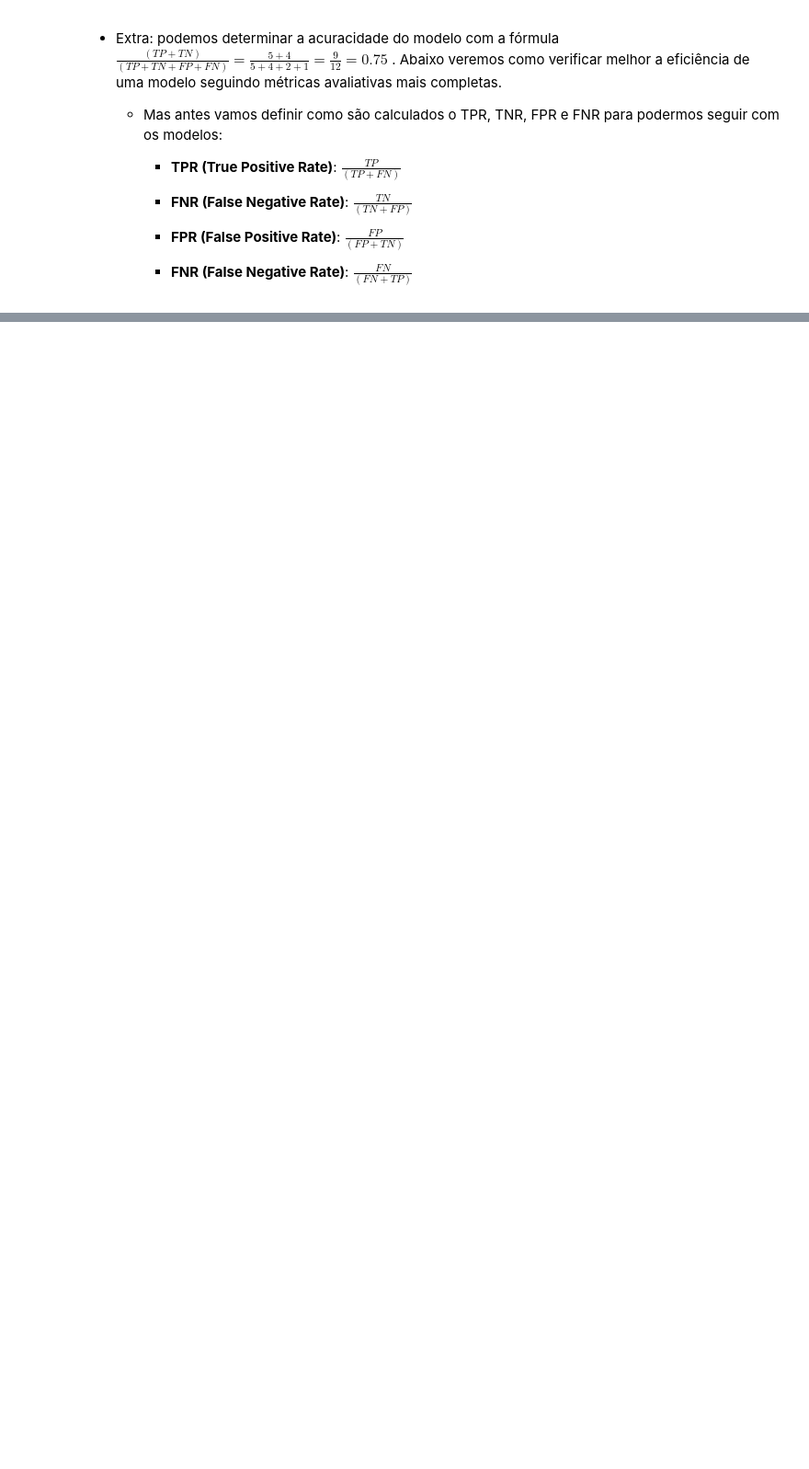
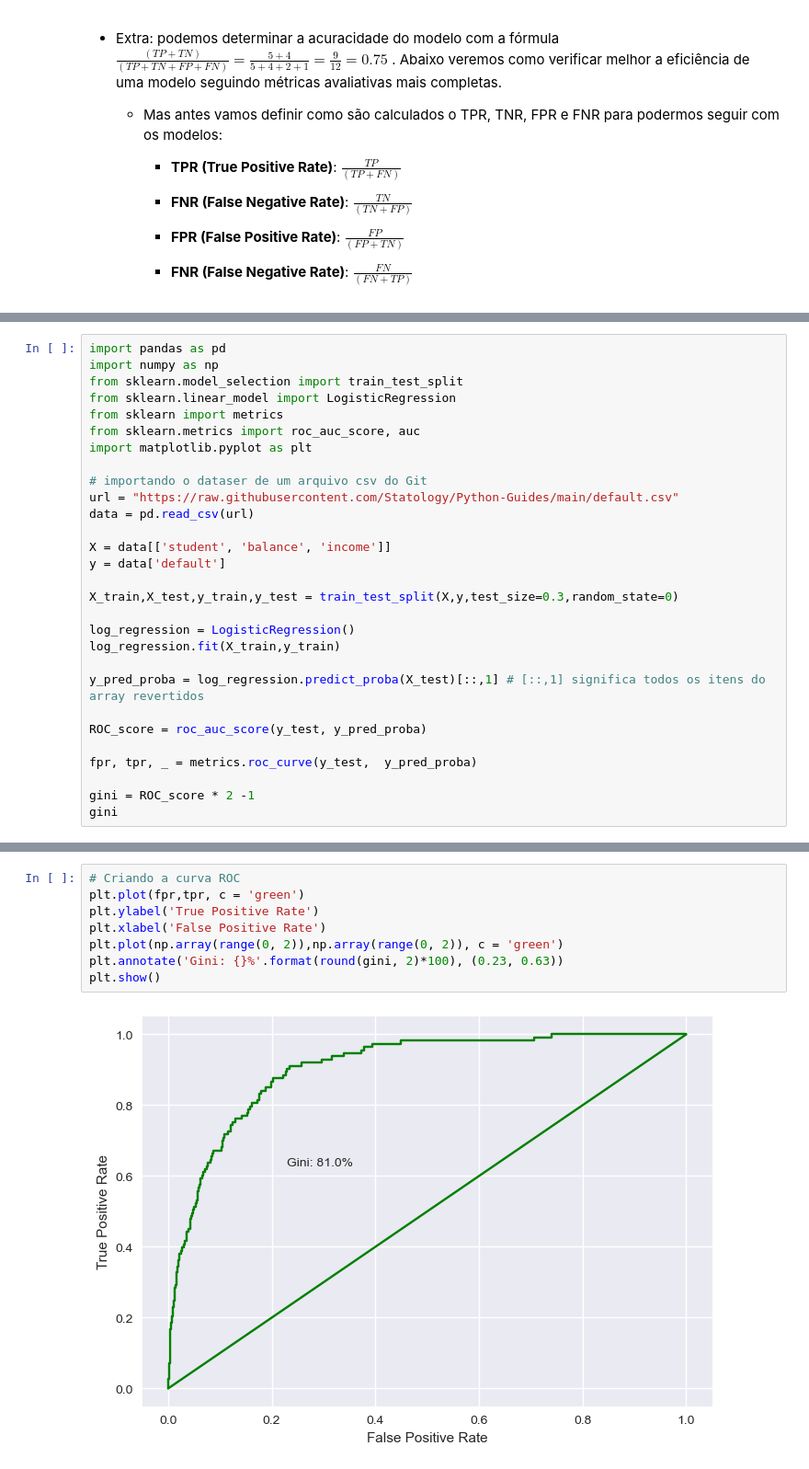
Before and after one commit to eric-batista/ml-algos-cedeteg, a Jupyter notebook: roteiro_de_estudos/3_avaliacao_de_modelos/matheus_basso/3.1_metricas_de_avalição_de_modelo.ipynb, the cells around one changed output, grey strips where cells are left out. Shown at 92% size. Saved outputs shown, nothing was run; the diff lists cells and outputs as text; blank space fills up the shorter version.

```diff
--- a/roteiro_de_estudos/3_avaliacao_de_modelos/matheus_basso/3.1_metricas_de_avalição_de_modelo.ipynb
+++ b/roteiro_de_estudos/3_avaliacao_de_modelos/matheus_basso/3.1_metricas_de_avalição_de_modelo.ipynb
@@ -138,0 +214,29 @@ plt.show()
+# %%
+import pandas as pd
+import numpy as np
+from sklearn.model_selection import train_test_split
+from sklearn.linear_model import LogisticRegression
+from sklearn import metrics
+from sklearn.metrics import roc_auc_score, auc
+import matplotlib.pyplot as plt
+
+# importando o dataser de um arquivo csv do Git
+url = "https://raw.githubusercontent.com/Statology/Python-Guides/main/default.csv"
+data = pd.read_csv(url)
+
+X = data[['student', 'balance', 'income']]
+y = data['default']
+
+X_train,X_test,y_train,y_test = train_test_split(X,y,test_size=0.3,random_state=0)
+
+log_regression = LogisticRegression()
+log_regression.fit(X_train,y_train)
+
+y_pred_proba = log_regression.predict_proba(X_test)[::,1] # [::,1] significa todos os itens do array revertidos
+
+ROC_score = roc_auc_score(y_test, y_pred_proba)
+
+fpr, tpr, _ = metrics.roc_curve(y_test,  y_pred_proba)
+
+gini = ROC_score * 2 -1
+gini
@@ -138,0 +249,10 @@ plt.show()
+# %%
+# Criando a curva ROC
+plt.plot(fpr,tpr, c = 'green')
+plt.ylabel('True Positive Rate')
+plt.xlabel('False Positive Rate')
+plt.plot(np.array(range(0, 2)),np.array(range(0, 2)), c = 'green')
+plt.annotate('Gini: {}%'.format(round(gini, 2)*100), (0.23, 0.63))
+plt.show()
+# %% [output]
+[figure, added]
```
Also changed, not shown: parts of 21 cells of this notebook.
